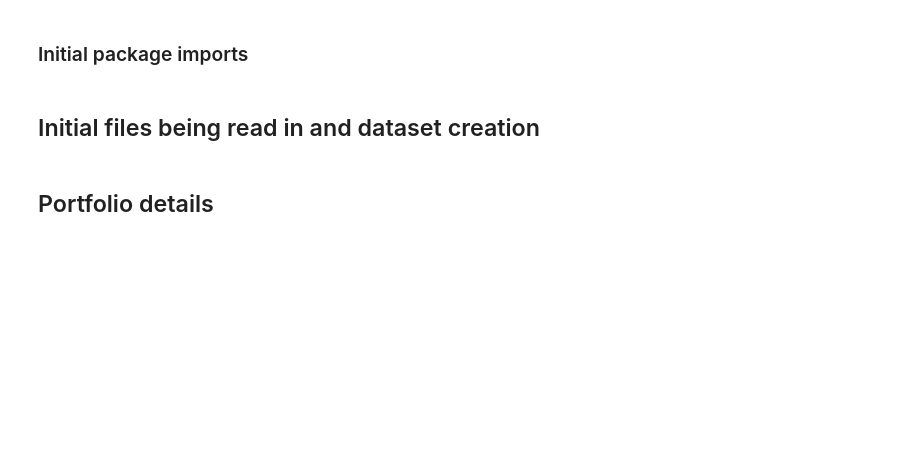
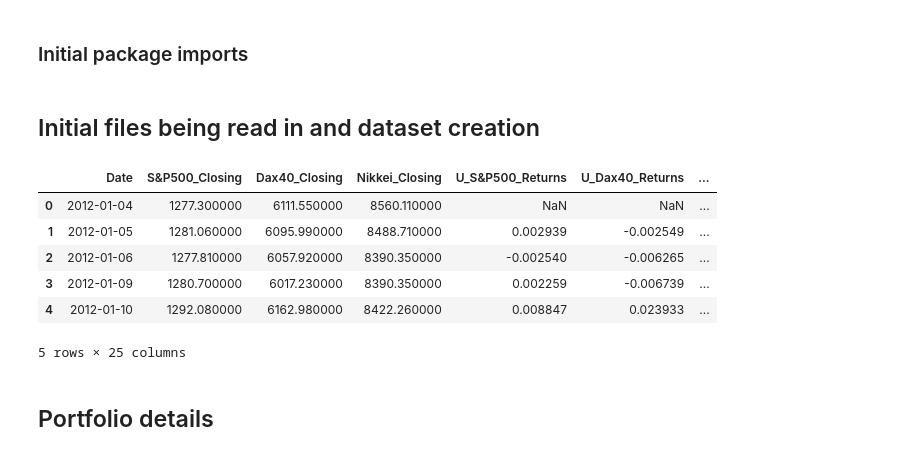
Before and after one commit to Dhruvs120/Quantitative_Risk_Management_Assignments, a Jupyter notebook: initial_notebook.ipynb, the cells around one changed output. Drawn from its saved outputs; the diff is of its cells as text; code cells hidden in the pictures; blank space fills up the shorter version.

Commit message:
Altered bond calculations

```diff
--- a/initial_notebook.ipynb
+++ b/initial_notebook.ipynb
@@ -49,3 +35,50 @@ main_df['Interest_Bond_Loss'] = interest_bond_loss_vector
+# %%
+# Add a column for the interest bond value per day
+days_per_annum = 254
+interest_bond = 1500000
+
+# Initialize the arrays with appropriate lengths matching the DataFrame
+interest_bond_vector = np.zeros(len(main_df))
+interest_bond_profit_vector = np.zeros(len(main_df))
+interest_bond_loss_vector = np.zeros(len(main_df))
+interest_bond_return_vector = np.zeros(len(main_df))
+daily_rates = np.zeros(len(main_df))
+
+# Set initial value
+interest_bond_vector[0] = interest_bond
+
+
+# Calculate bond values day by day based on the daily yield rate
+for i in range(len(main_df)):
+    daily_rate = main_df['Yield curve spot rate, 10-year maturity - Government bond'].iloc[i] / days_per_annum
+    daily_rates[i] = daily_rate
+
+    if i > 0:
+        previous_value = interest_bond_vector[i-1]
+        current_value = previous_value * (1 + daily_rate)
+        interest_bond_vector[i] = current_value
+
+        # Calculate change, profit/loss and return
+        change = current_value - previous_value
+        interest_bond_profit_vector[i] = change
+        interest_bond_loss_vector[i] = -change
+        interest_bond_return_vector[i] = change / previous_value ### Is dit de juiste manier van return berekenen?
+
+# Add vectors to the dataframe
+main_df['Interest_Bond'] = interest_bond_vector
+main_df['Interest_Bond_Profit'] = interest_bond_profit_vector
+main_df['Interest_Bond_Loss'] = interest_bond_loss_vector
+main_df['Interest_Bond_daily_rate'] = daily_rates
+main_df['Interest_Bond_return'] = interest_bond_return_vector
+main_df.head()
+# %% [output]
+|  | Date | S&P500_Closing | Dax40_Closing | Nikkei_Closing | U_S&P500_Returns | U_Dax40_Returns | ... |
+| 0 | 2012-01-04 | 1277.300000 | 6111.550000 | 8560.110000 | NaN | NaN | ... |
+| 1 | 2012-01-05 | 1281.060000 | 6095.990000 | 8488.710000 | 0.002939 | -0.002549 | ... |
+| 2 | 2012-01-06 | 1277.810000 | 6057.920000 | 8390.350000 | -0.002540 | -0.006265 | ... |
+| 3 | 2012-01-09 | 1280.700000 | 6017.230000 | 8390.350000 | 0.002259 | -0.006739 | ... |
+| 4 | 2012-01-10 | 1292.080000 | 6162.980000 | 8422.260000 | 0.008847 | 0.023933 | ... |
+5 rows × 25 columns
 # %% [markdown]
 ## Portfolio details
 # %% [markdown]
```
Also changed, not shown: parts of 1 cell of this notebook.
